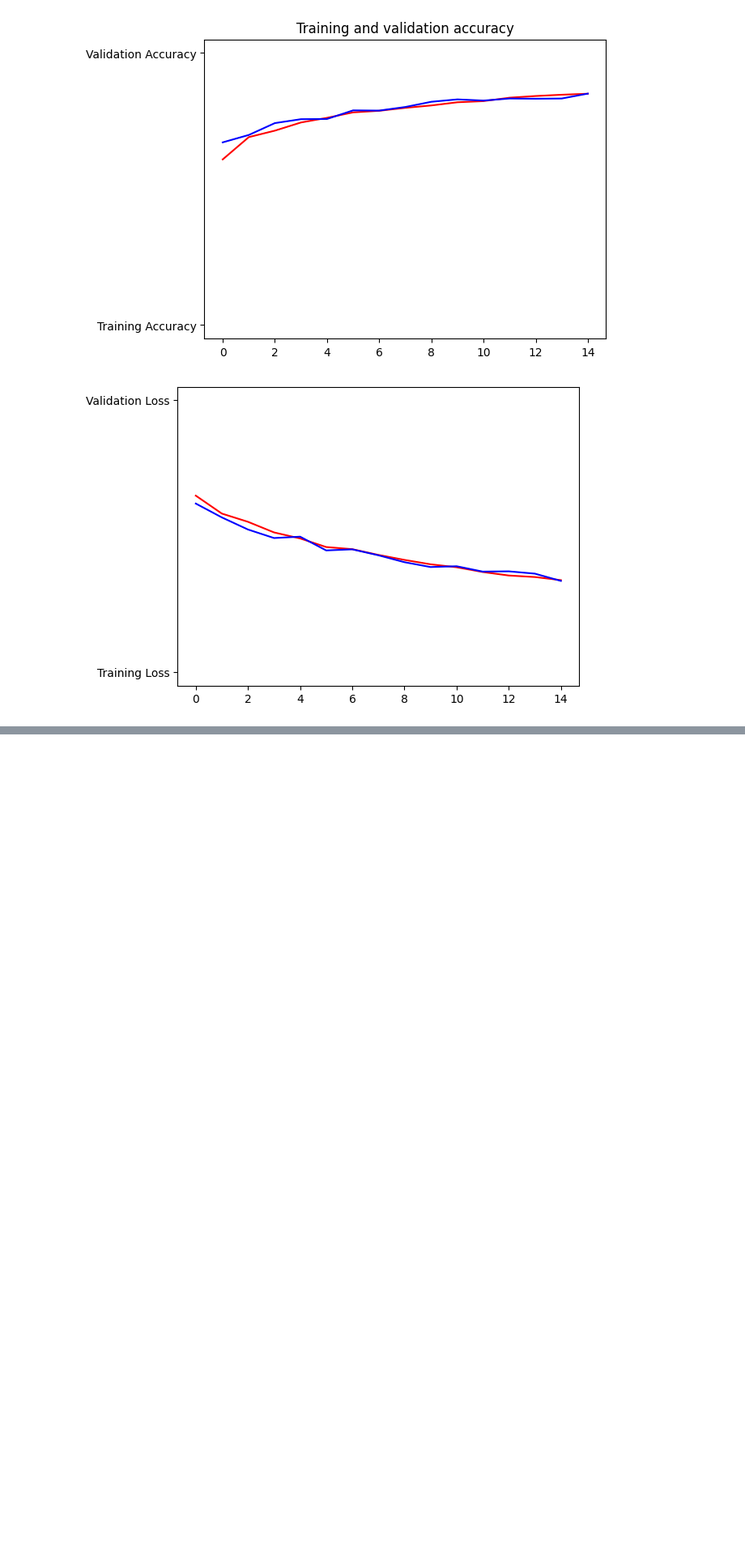
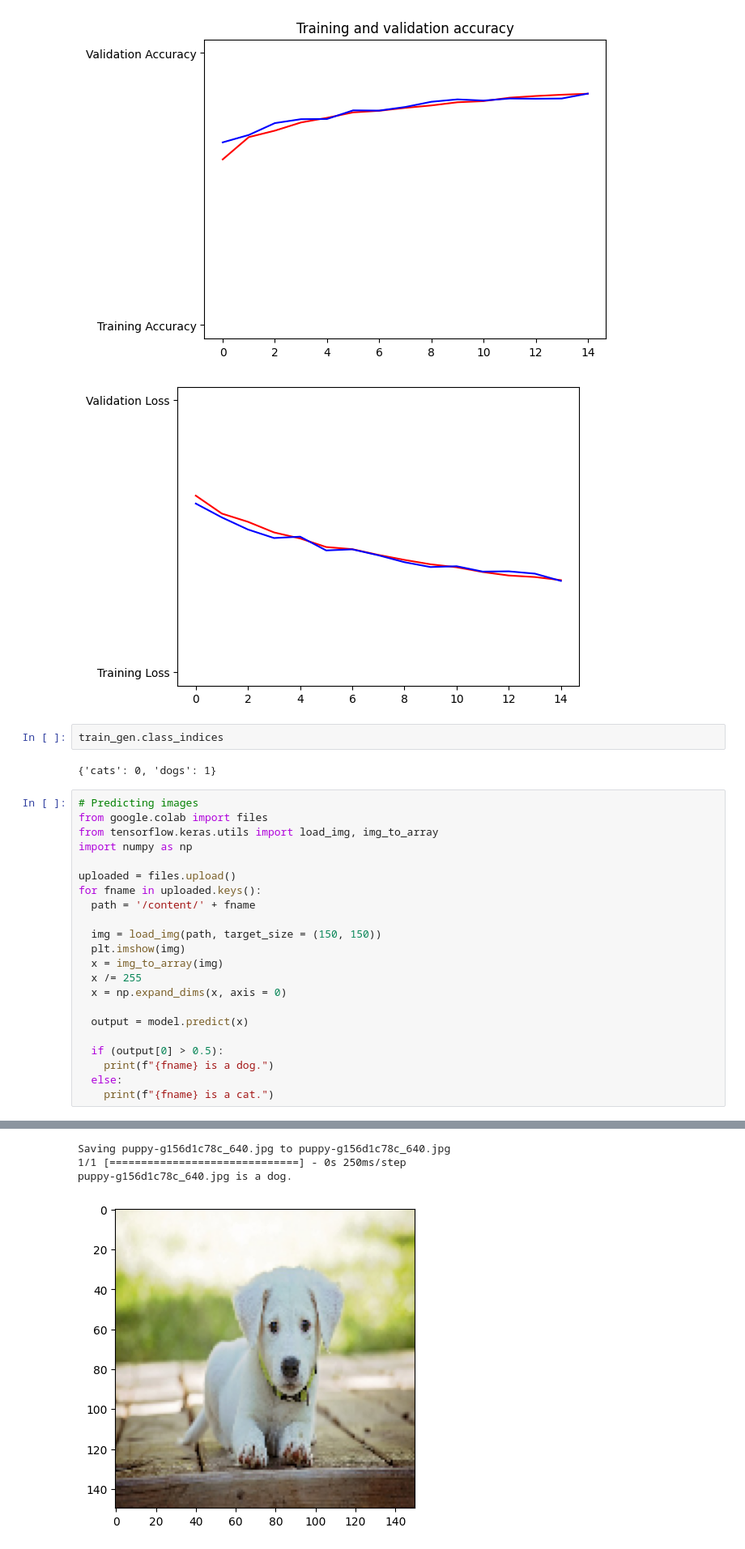
Before and after one commit to Yug-Oswal/MachineLearning, a Jupyter notebook: cats_v_dogsImgAug.ipynb, the cells around one changed output, grey strips where cells are left out. Shown at 81% size. Drawn from its saved outputs; the diff is of its cells as text; blank space fills up the shorter version.

Commit message:
Updated to predict images

```diff
--- a/cats_v_dogsImgAug.ipynb
+++ b/cats_v_dogsImgAug.ipynb
@@ -296,3 +296,30 @@ plt.show()
 # %% [output]
 [figure]
 [figure]
+# %%
+train_gen.class_indices
+# %% [output]
+{'cats': 0, 'dogs': 1}
+# %%
+# Predicting images
+from google.colab import files
+from tensorflow.keras.utils import load_img, img_to_array
+import numpy as np
+
+uploaded = files.upload()
+for fname in uploaded.keys():
+  path = '/content/' + fname
+
+  img = load_img(path, target_size = (150, 150))
+  plt.imshow(img)
+  x = img_to_array(img)
+  x /= 255
+  x = np.expand_dims(x, axis = 0)
+
+  output = model.predict(x)
+
+  if (output[0] > 0.5):
+    print(f"{fname} is a dog.")
+  else:
+    print(f"{fname} is a cat.")
+# %% [output]
@@ -298,0 +327,4 @@ plt.show()
+Saving puppy-g156d1c78c_640.jpg to puppy-g156d1c78c_640.jpg
+1/1 [==============================] - 0s 250ms/step
+puppy-g156d1c78c_640.jpg is a dog.
+[figure, added]
```
Also changed, not shown: parts of 1 cell of this notebook.
